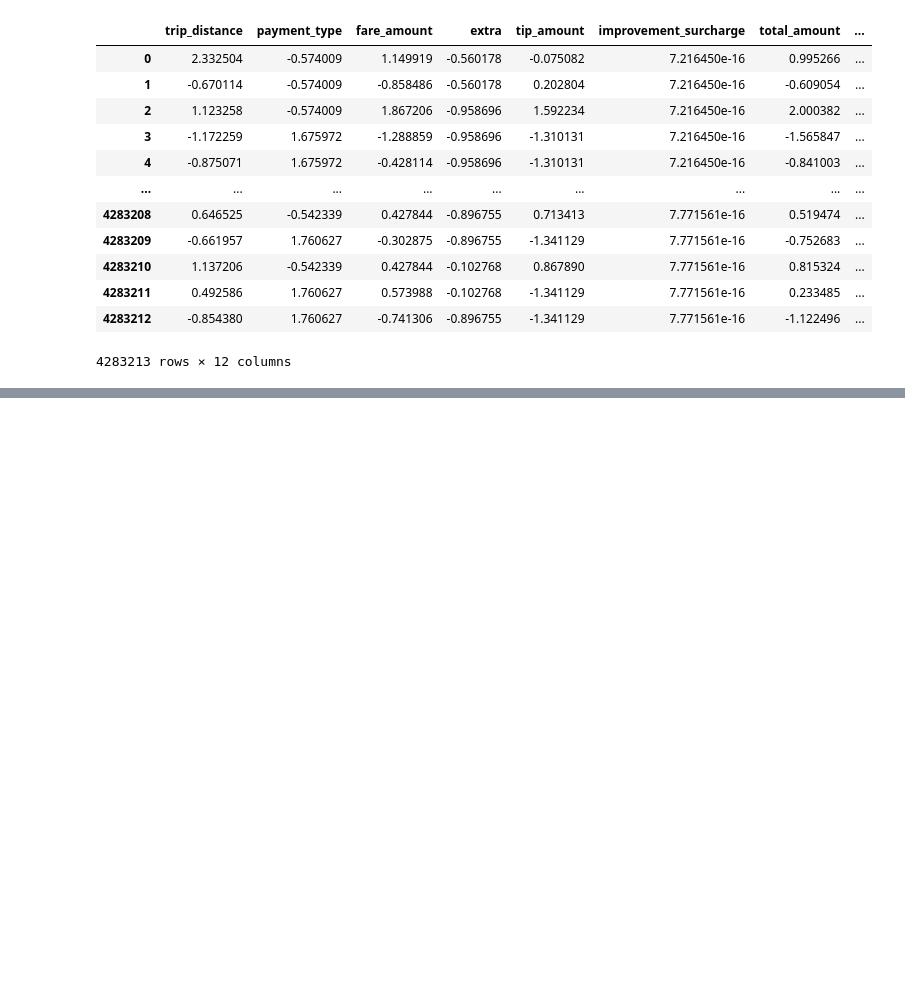
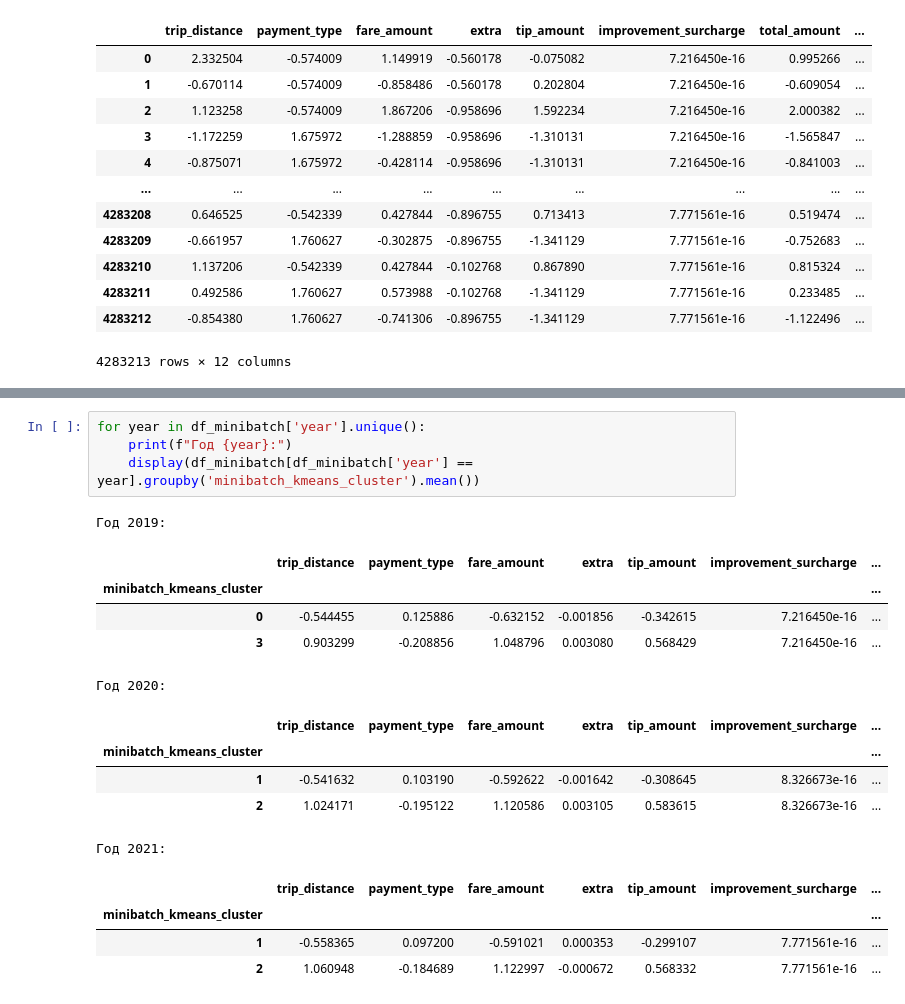
Before and after one commit to tespip/nyamnyam, a Jupyter notebook: Report_2M.ipynb, the cells around one changed output, grey strips where cells are left out. Saved outputs shown, nothing was run; the diff lists cells and outputs as text; blank space fills up the shorter version.

```diff
--- a/Report_2M.ipynb
+++ b/Report_2M.ipynb
@@ -178,0 +205,20 @@ plt.show()
+# %%
+for year in df_minibatch['year'].unique():
+    print(f"Год {year}:")
+    display(df_minibatch[df_minibatch['year'] == year].groupby('minibatch_kmeans_cluster').mean())
+# %% [output]
+Год 2019:
+|  | trip_distance | payment_type | fare_amount | extra | tip_amount | improvement_surcharge | ... |
+| minibatch_kmeans_cluster |  |  |  |  |  |  | ... |
+| 0 | -0.544455 | 0.125886 | -0.632152 | -0.001856 | -0.342615 | 7.216450e-16 | ... |
+| 3 | 0.903299 | -0.208856 | 1.048796 | 0.003080 | 0.568429 | 7.216450e-16 | ... |
+Год 2020:
+|  | trip_distance | payment_type | fare_amount | extra | tip_amount | improvement_surcharge | ... |
+| minibatch_kmeans_cluster |  |  |  |  |  |  | ... |
+| 1 | -0.541632 | 0.103190 | -0.592622 | -0.001642 | -0.308645 | 8.326673e-16 | ... |
+| 2 | 1.024171 | -0.195122 | 1.120586 | 0.003105 | 0.583615 | 8.326673e-16 | ... |
+Год 2021:
+|  | trip_distance | payment_type | fare_amount | extra | tip_amount | improvement_surcharge | ... |
+| minibatch_kmeans_cluster |  |  |  |  |  |  | ... |
+| 1 | -0.558365 | 0.097200 | -0.591021 | 0.000353 | -0.299107 | 7.771561e-16 | ... |
+| 2 | 1.060948 | -0.184689 | 1.122997 | -0.000672 | 0.568332 | 7.771561e-16 | ... |
```
Also changed, not shown: parts of 11 cells of this notebook.
